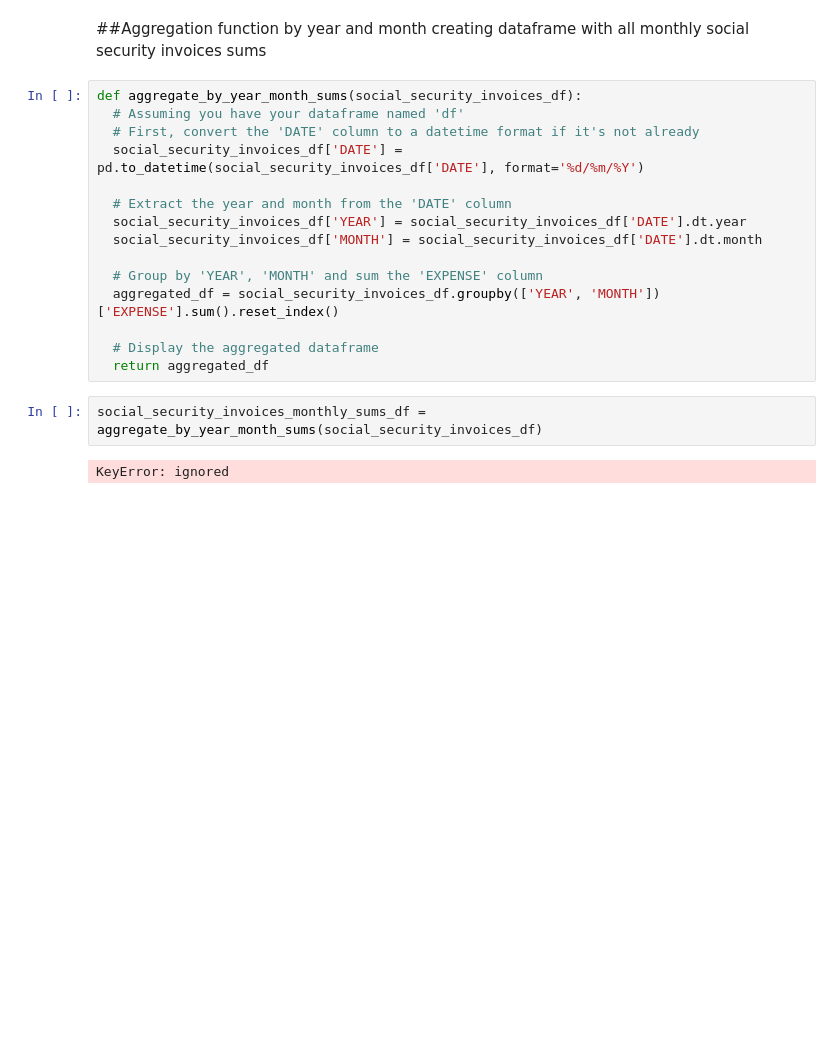
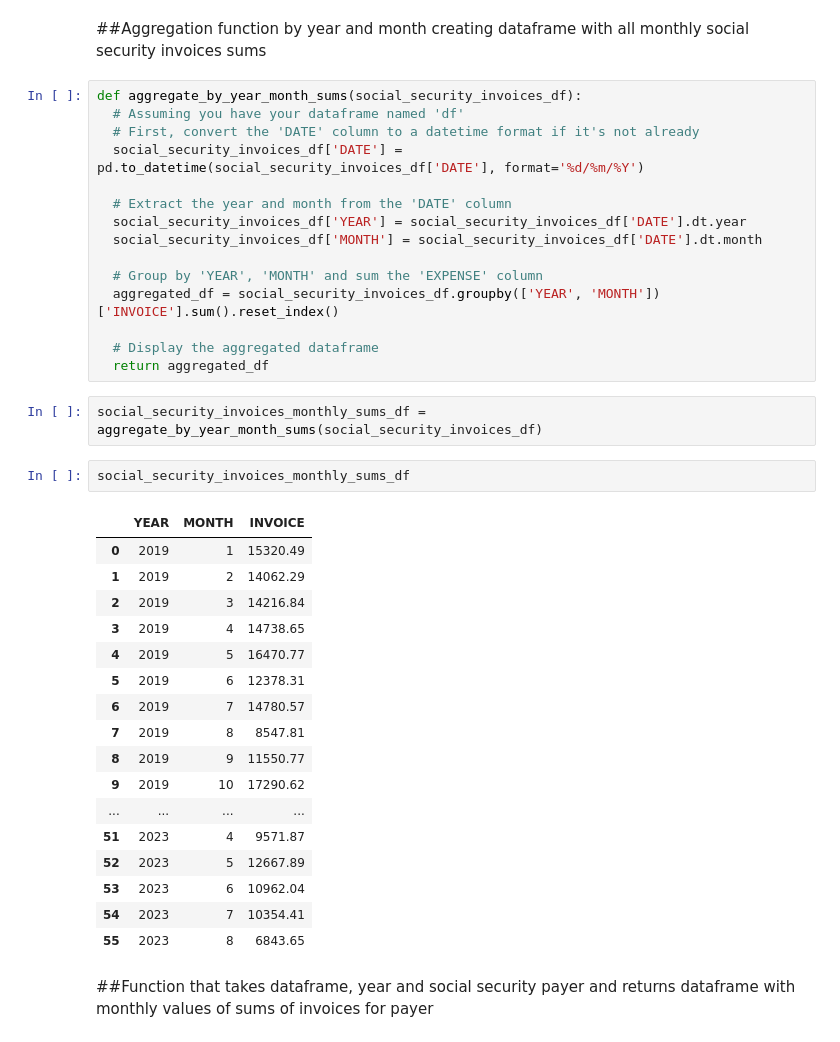
Before and after one commit to tasosnikitakis/Data_Science_Notebooks, a Jupyter notebook: pharmacy_social_security_invoices_analysis.ipynb, the cells around one changed output. Drawn from its saved outputs; the diff is of its cells as text; blank space fills up the shorter version.

```diff
--- a/pharmacy_social_security_invoices_analysis.ipynb
+++ b/pharmacy_social_security_invoices_analysis.ipynb
@@ -85,11 +85,31 @@ def aggregate_by_year_month_sums(social_security_invoices_df):
   social_security_invoices_df['MONTH'] = social_security_invoices_df['DATE'].dt.month
 
   # Group by 'YEAR', 'MONTH' and sum the 'EXPENSE' column
-  aggregated_df = social_security_invoices_df.groupby(['YEAR', 'MONTH'])['EXPENSE'].sum().reset_index()
+  aggregated_df = social_security_invoices_df.groupby(['YEAR', 'MONTH'])['INVOICE'].sum().reset_index()
 
   # Display the aggregated dataframe
   return aggregated_df
 # %%
 social_security_invoices_monthly_sums_df = aggregate_by_year_month_sums(social_security_invoices_df)
-# %% [output]
-KeyError: ignored
+# %%
+social_security_invoices_monthly_sums_df
+# %% [output]
+|  | YEAR | MONTH | INVOICE |
+| 0 | 2019 | 1 | 15320.49 |
+| 1 | 2019 | 2 | 14062.29 |
+| 2 | 2019 | 3 | 14216.84 |
+| 3 | 2019 | 4 | 14738.65 |
+| 4 | 2019 | 5 | 16470.77 |
+| 5 | 2019 | 6 | 12378.31 |
+| 6 | 2019 | 7 | 14780.57 |
+| 7 | 2019 | 8 | 8547.81 |
+| 8 | 2019 | 9 | 11550.77 |
+| 9 | 2019 | 10 | 17290.62 |
+| ... | ... | ... | ... |
+| 51 | 2023 | 4 | 9571.87 |
+| 52 | 2023 | 5 | 12667.89 |
+| 53 | 2023 | 6 | 10962.04 |
+| 54 | 2023 | 7 | 10354.41 |
+| 55 | 2023 | 8 | 6843.65 |
+# %% [markdown]
+##Function that takes dataframe, year and social security payer and returns dataframe with monthly values of sums of invoices for payer
```
Also changed, not shown: parts of 17 cells of this notebook.
